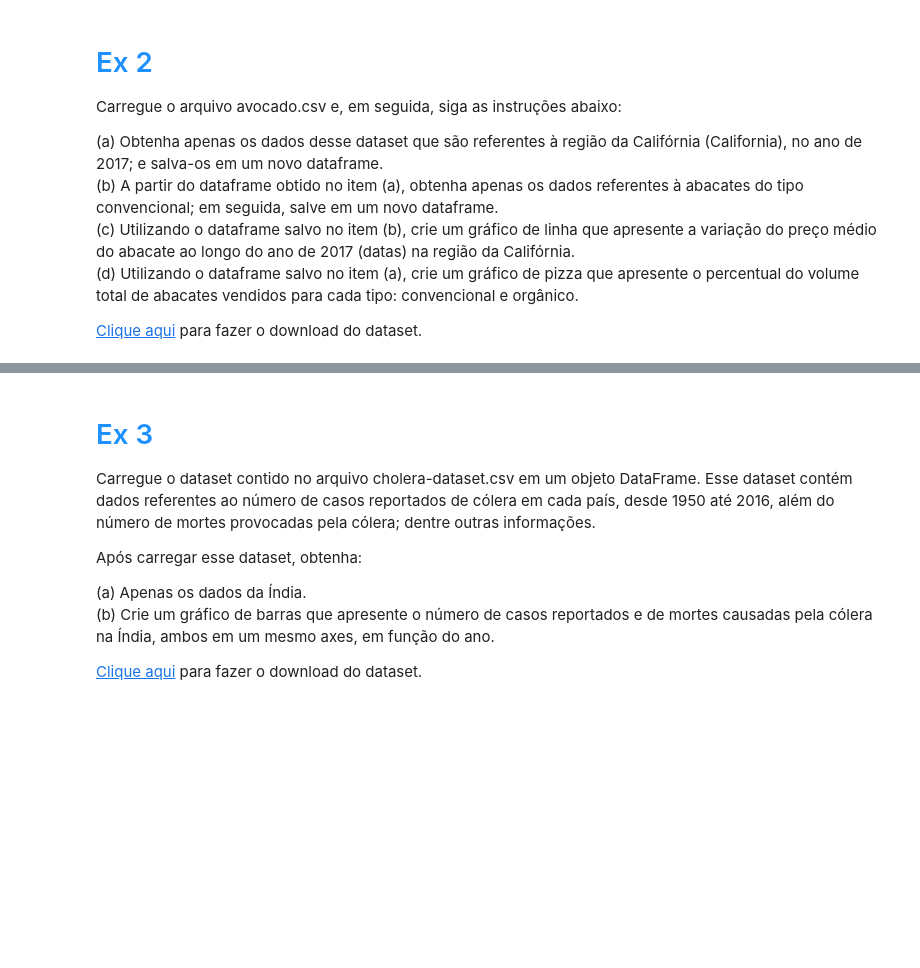
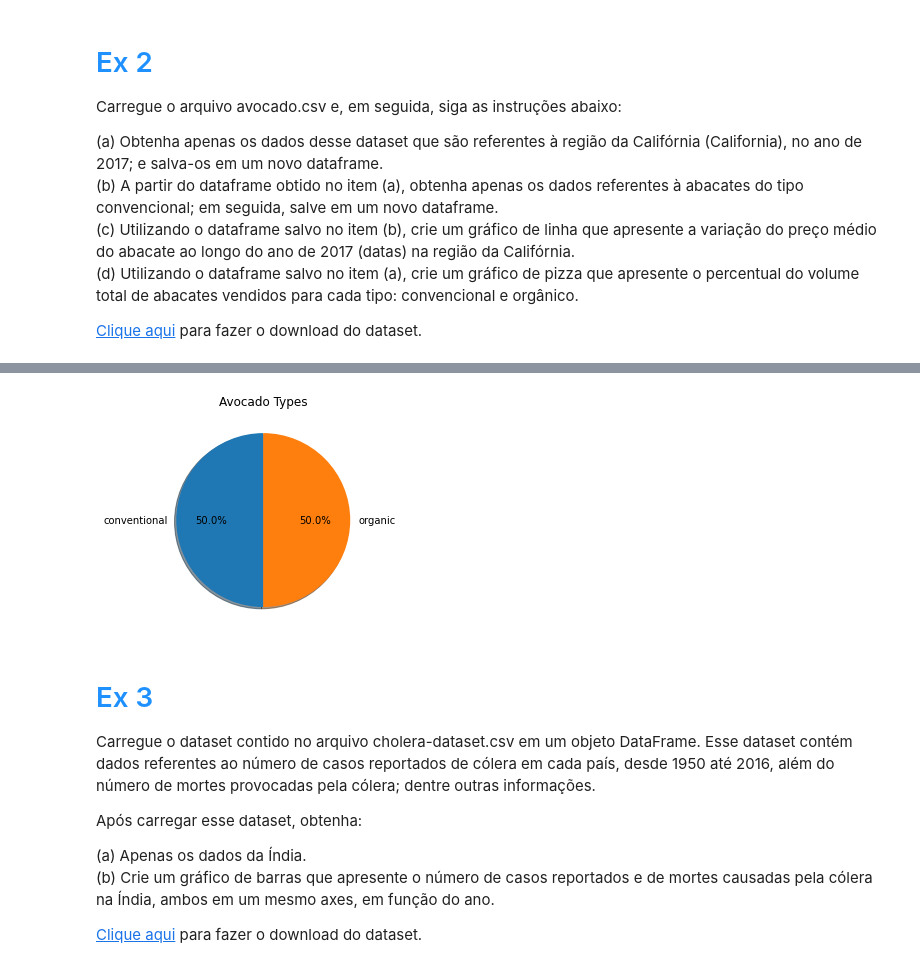
Before and after one commit to baiochi/LetsCode, a Jupyter notebook: Modulo 3 - Biblioteca e APIs/Exercícios/Matplotlib.ipynb, the cells around one changed output, grey strips where cells are left out. Saved outputs shown, nothing was run; the diff lists cells and outputs as text; code cells hidden in the pictures; blank space fills up the shorter version.

```diff
--- a/Modulo 3 - Biblioteca e APIs/Exercícios/Matplotlib.ipynb
+++ b/Modulo 3 - Biblioteca e APIs/Exercícios/Matplotlib.ipynb
@@ -19,3 +58,12 @@ Carregue o arquivo avocado.csv e, em seguida, siga as instruções abaixo:
+# %%
+# D
+plt.pie(avocado_cal_2017_df['type'].value_counts(),
+        labels=avocado_cal_2017_df['type'].value_counts().index,
+        autopct='%1.1f%%',
+        shadow=True, startangle=90);
+plt.title('Avocado Types');
+# %% [output]
+[figure, added]
 # %% [markdown]
 # <span style='color:DodgerBlue'>Ex 3</span>
 
```
Also changed, not shown: parts of 16 cells of this notebook.
